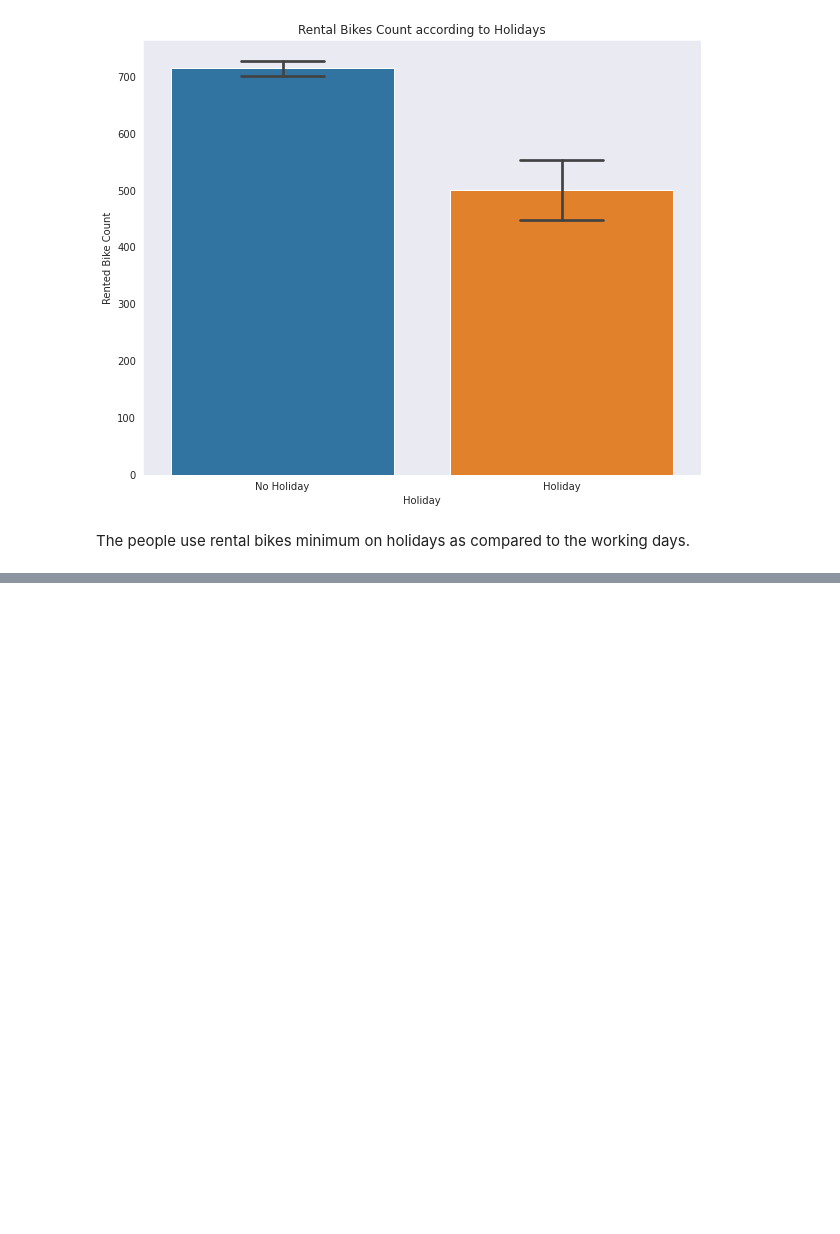
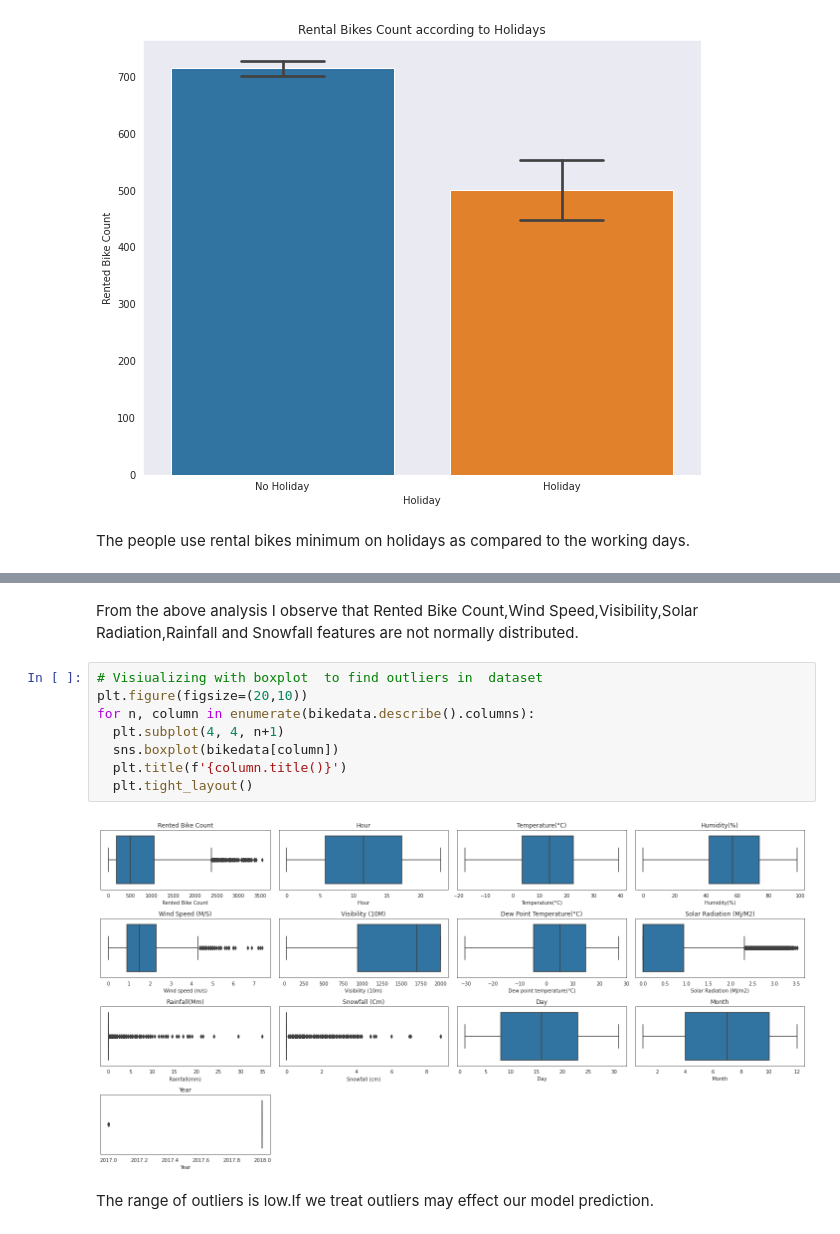
Before and after one commit to m123m12/Rental-Bike-Sharing-Demand-Prediction, a Jupyter notebook: Bike_Sharing_Demand_Prediction.ipynb, the cells around one changed output, grey strips where cells are left out. Cells and saved outputs as stored; diff of their text form; blank space fills up the shorter version.

```diff
--- a/Bike_Sharing_Demand_Prediction.ipynb
+++ b/Bike_Sharing_Demand_Prediction.ipynb
@@ -259,0 +280,14 @@ The people use rental bikes minimum on holidays as compared to the working days.
+# %% [markdown]
+From the above analysis I observe that Rented Bike Count,Wind Speed,Visibility,Solar Radiation,Rainfall and Snowfall features are not normally distributed.
+# %%
+# Visiualizing with boxplot  to find outliers in  dataset
+plt.figure(figsize=(20,10))
+for n, column in enumerate(bikedata.describe().columns):
+  plt.subplot(4, 4, n+1)
+  sns.boxplot(bikedata[column])
+  plt.title(f'{column.title()}')
+  plt.tight_layout()
+# %% [output]
+[figure, added]
+# %% [markdown]
+The range of outliers is low.If we treat outliers may effect our model prediction.
```
Also changed, not shown: parts of 3 cells of this notebook.
